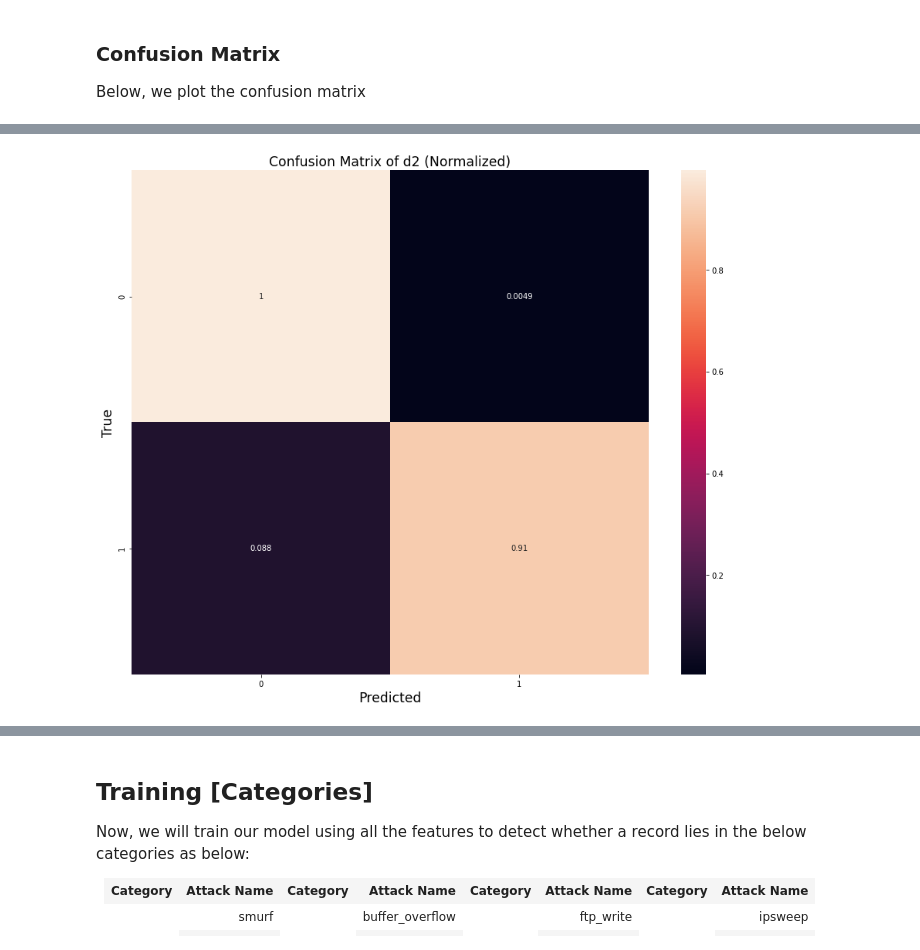
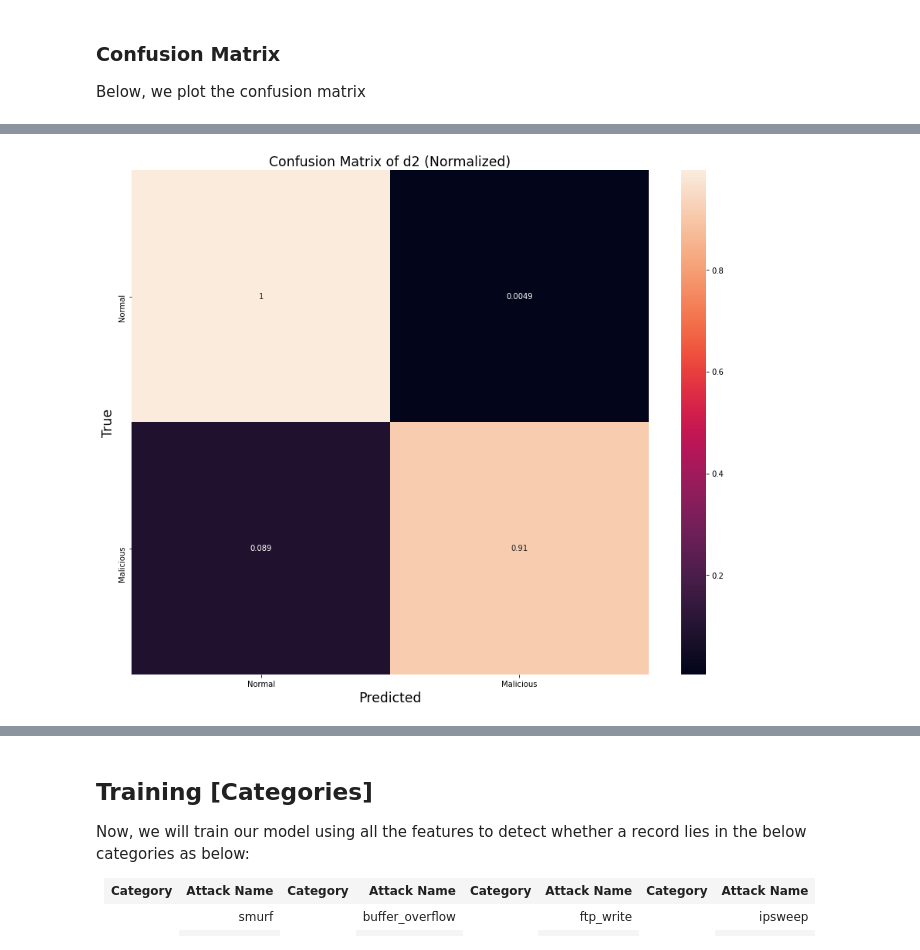
Before and after one commit to AmrAlSayed0/NIDS, a Jupyter notebook: IDS.ipynb, the cells around one changed output, grey strips where cells are left out. Cells and saved outputs as stored; diff of their text form; code cells hidden in the pictures.

```diff
--- a/IDS.ipynb
+++ b/IDS.ipynb
@@ -379,6 +379,7 @@ Now, we will train our model using all the features to detect whether a record i
 # Encode the labels into 0 for normal, 1 otherwise
 # ================================================================
 datasets = [dTrain,dTest,dNewTst,dTrainM,dTestM,dNewTstM]
+labelDic = ['Normal','Malicious']
 for d in datasets:
   d['label'] = d['label'].map(lambda x: 0 if x =='normal.' else 1)
 # %%
@@ -528,7 +529,7 @@ def normRow(mat):
 # ================================================================
 # Confusion matrix of testing
 # ================================================================
-def plotConfMat(yTrue,yPred,title,norm=False):
+def plotConfMat(yTrue,yPred,title,norm=False,cols=None,indx=None):
   confMat = metrics.confusion_matrix(y_true=yTrue,y_pred= yPred)
   if norm:
     # ============================================================
@@ -536,6 +537,7 @@ def plotConfMat(yTrue,yPred,title,norm=False):
     # ============================================================
     confMat = normRow(confMat)
     title += " (Normalized)"
+  confMat = pd.DataFrame(confMat,index=indx, columns=cols)
   plt.figure(figsize=(15,12))
   sns.heatmap(confMat,annot=True)
   plt.xlabel('Predicted',fontsize='xx-large')
@@ -554,7 +558,8 @@ plotConfMat(y_test,y_pred,"Confusion Matrix of d1",True)
 # %%
 y_pred = rf.predict(xT)
-plotConfMat(yT,y_pred,"Confusion Matrix of d2",True)
+plotConfMat(yT,y_pred,"Confusion Matrix of d2",True,cols=labelDic,
+            indx=labelDic)
 # %% [output]
-[figure, old version]
+[figure, new version]
 # %%
 y_pred2 = rf2.predict(xT2)
```
Also changed, not shown: parts of 12 cells of this notebook.
